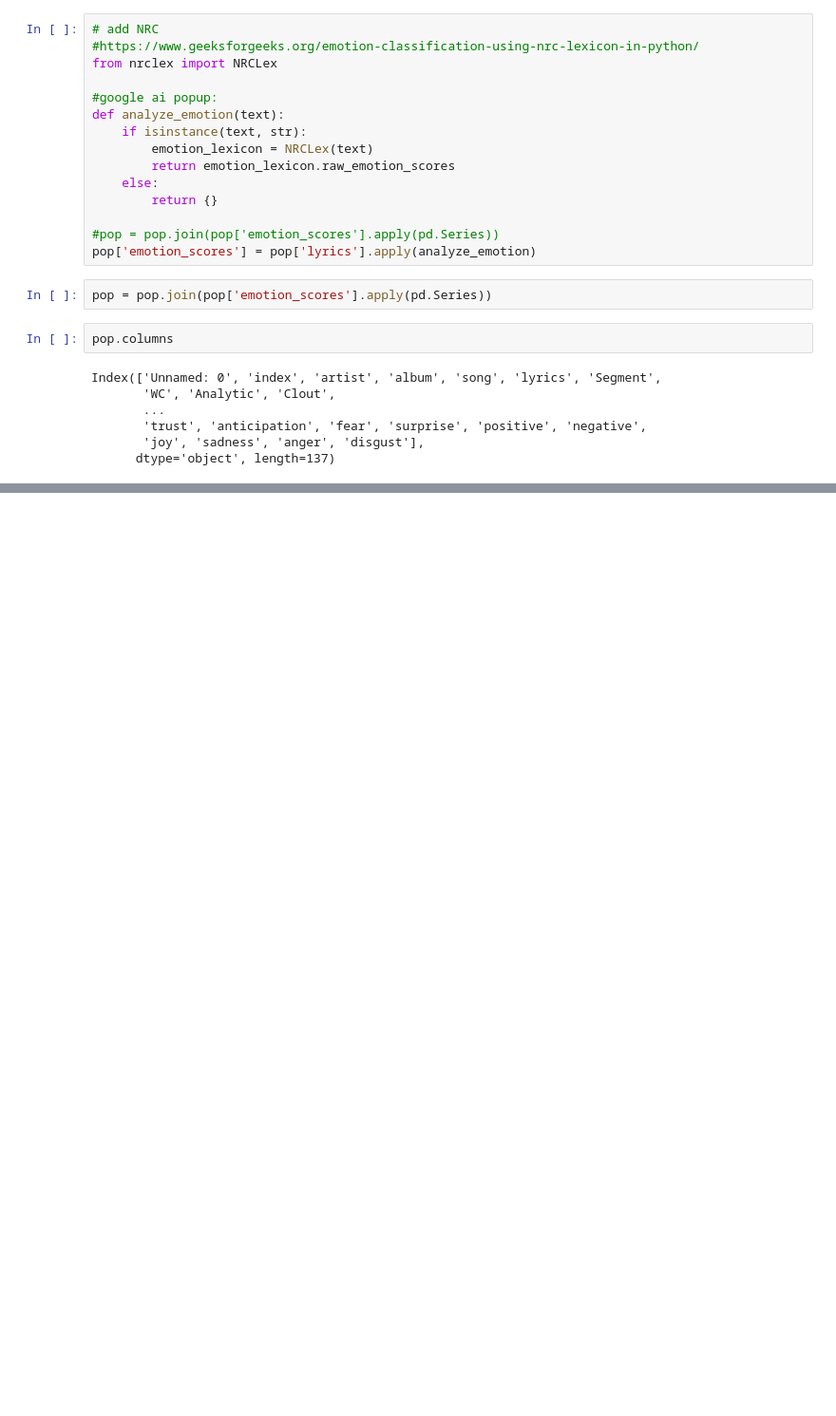
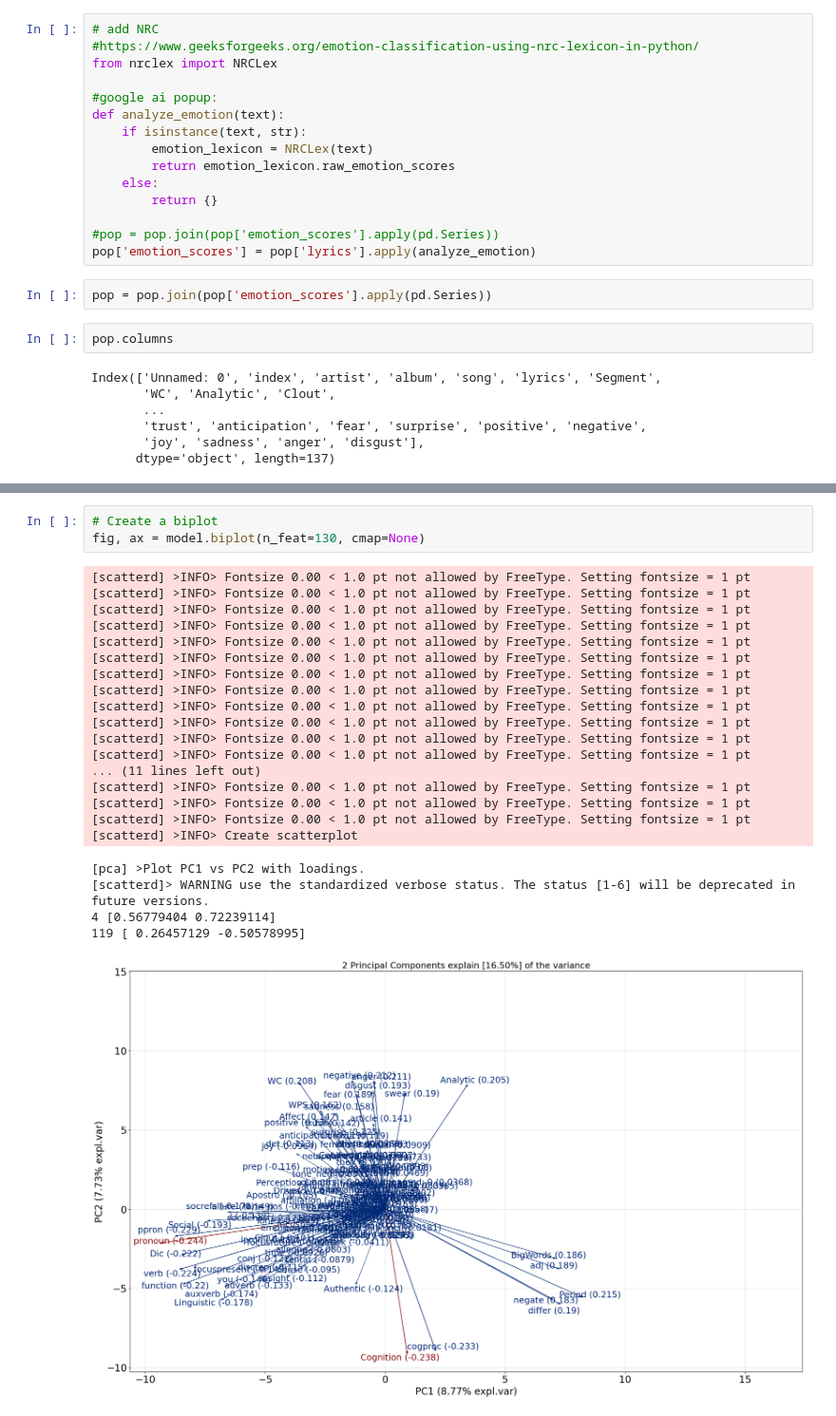
Before and after one commit to jmclip/pop_music, a Jupyter notebook: pca_draft.ipynb, the cells around one changed output, grey strips where cells are left out. Shown at 95% size. Saved outputs shown, nothing was run; the diff lists cells and outputs as text; blank space fills up the shorter version.

```diff
--- a/pca_draft.ipynb
+++ b/pca_draft.ipynb
@@ -68,0 +154,26 @@ pop.to_csv('pop_expanded_25_04_01.csv', index=False)
+# %%
+# Create a biplot
+fig, ax = model.biplot(n_feat=130, cmap=None)
+# %% [output]
+[scatterd] >INFO> Fontsize 0.00 < 1.0 pt not allowed by FreeType. Setting fontsize = 1 pt
+[scatterd] >INFO> Fontsize 0.00 < 1.0 pt not allowed by FreeType. Setting fontsize = 1 pt
+[scatterd] >INFO> Fontsize 0.00 < 1.0 pt not allowed by FreeType. Setting fontsize = 1 pt
+[scatterd] >INFO> Fontsize 0.00 < 1.0 pt not allowed by FreeType. Setting fontsize = 1 pt
+[scatterd] >INFO> Fontsize 0.00 < 1.0 pt not allowed by FreeType. Setting fontsize = 1 pt
+[scatterd] >INFO> Fontsize 0.00 < 1.0 pt not allowed by FreeType. Setting fontsize = 1 pt
+[scatterd] >INFO> Fontsize 0.00 < 1.0 pt not allowed by FreeType. Setting fontsize = 1 pt
+[scatterd] >INFO> Fontsize 0.00 < 1.0 pt not allowed by FreeType. Setting fontsize = 1 pt
+[scatterd] >INFO> Fontsize 0.00 < 1.0 pt not allowed by FreeType. Setting fontsize = 1 pt
+[scatterd] >INFO> Fontsize 0.00 < 1.0 pt not allowed by FreeType. Setting fontsize = 1 pt
+[scatterd] >INFO> Fontsize 0.00 < 1.0 pt not allowed by FreeType. Setting fontsize = 1 pt
+[scatterd] >INFO> Fontsize 0.00 < 1.0 pt not allowed by FreeType. Setting fontsize = 1 pt
+... (11 lines left out)
+[scatterd] >INFO> Fontsize 0.00 < 1.0 pt not allowed by FreeType. Setting fontsize = 1 pt
+[scatterd] >INFO> Fontsize 0.00 < 1.0 pt not allowed by FreeType. Setting fontsize = 1 pt
+[scatterd] >INFO> Fontsize 0.00 < 1.0 pt not allowed by FreeType. Setting fontsize = 1 pt
+[scatterd] >INFO> Create scatterplot
+[pca] >Plot PC1 vs PC2 with loadings.
+[scatterd]> WARNING use the standardized verbose status. The status [1-6] will be deprecated in future versions.
+4 [0.56779404 0.72239114]
+119 [ 0.26457129 -0.50578995]
+[figure, added]
```
Also changed, not shown: parts of 14 cells of this notebook, 1 other file.
